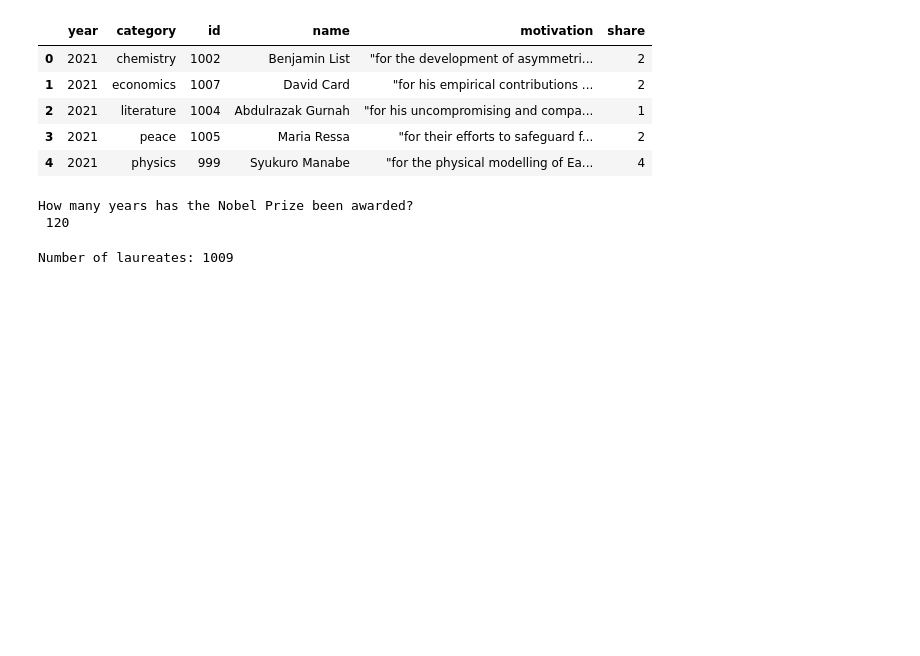
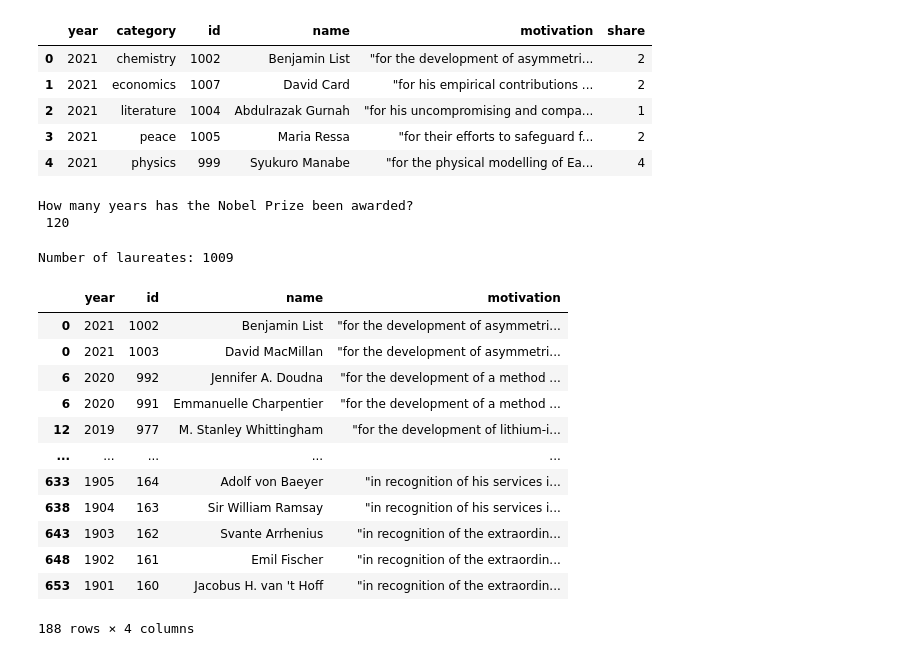
Before and after one commit to antoniogss/json_data, a Jupyter notebook: json_file_3.ipynb, the cells around one changed output. Saved outputs shown, nothing was run; the diff lists cells and outputs as text; code cells hidden in the pictures; blank space fills up the shorter version.

```diff
--- a/json_file_3.ipynb
+++ b/json_file_3.ipynb
@@ -308,0 +314,23 @@ Number of laureates: 1009
+# %%
+filt = (df['category'] == 'chemistry') #& (df['year'] >= 2017)
+
+df.loc[filt].\
+  sort_values(by=['year'],
+            ascending=False).\
+                  drop(['category',
+                        'share'],
+                       axis=1)
+# %% [output]
+|  | year | id | name | motivation |
+| 0 | 2021 | 1002 | Benjamin List | "for the development of asymmetri... |
+| 0 | 2021 | 1003 | David MacMillan | "for the development of asymmetri... |
+| 6 | 2020 | 992 | Jennifer A. Doudna | "for the development of a method ... |
+| 6 | 2020 | 991 | Emmanuelle Charpentier | "for the development of a method ... |
+| 12 | 2019 | 977 | M. Stanley Whittingham | "for the development of lithium-i... |
+| ... | ... | ... | ... | ... |
+| 633 | 1905 | 164 | Adolf von Baeyer | "in recognition of his services i... |
+| 638 | 1904 | 163 | Sir William Ramsay | "in recognition of his services i... |
+| 643 | 1903 | 162 | Svante Arrhenius | "in recognition of the extraordin... |
+| 648 | 1902 | 161 | Emil Fischer | "in recognition of the extraordin... |
+| 653 | 1901 | 160 | Jacobus H. van 't Hoff | "in recognition of the extraordin... |
+188 rows × 4 columns
```
Also changed, not shown: parts of 4 cells of this notebook.
